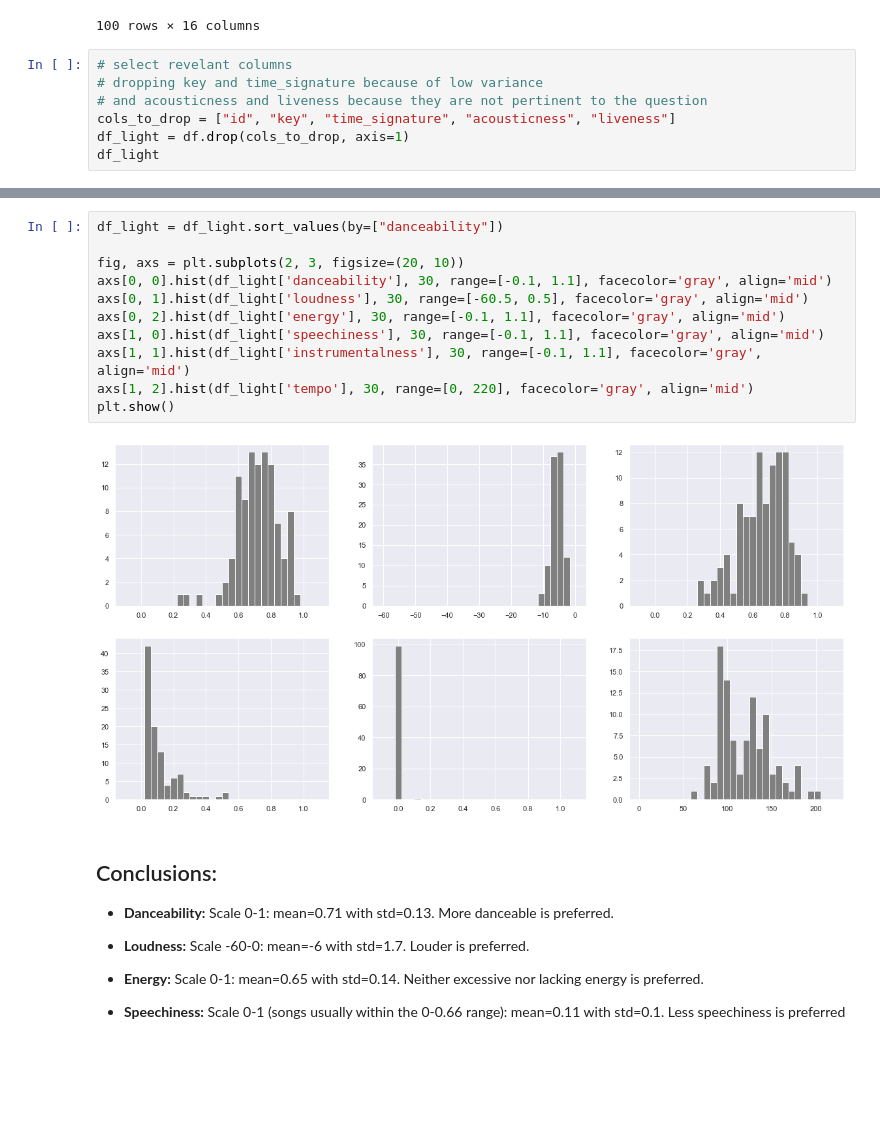
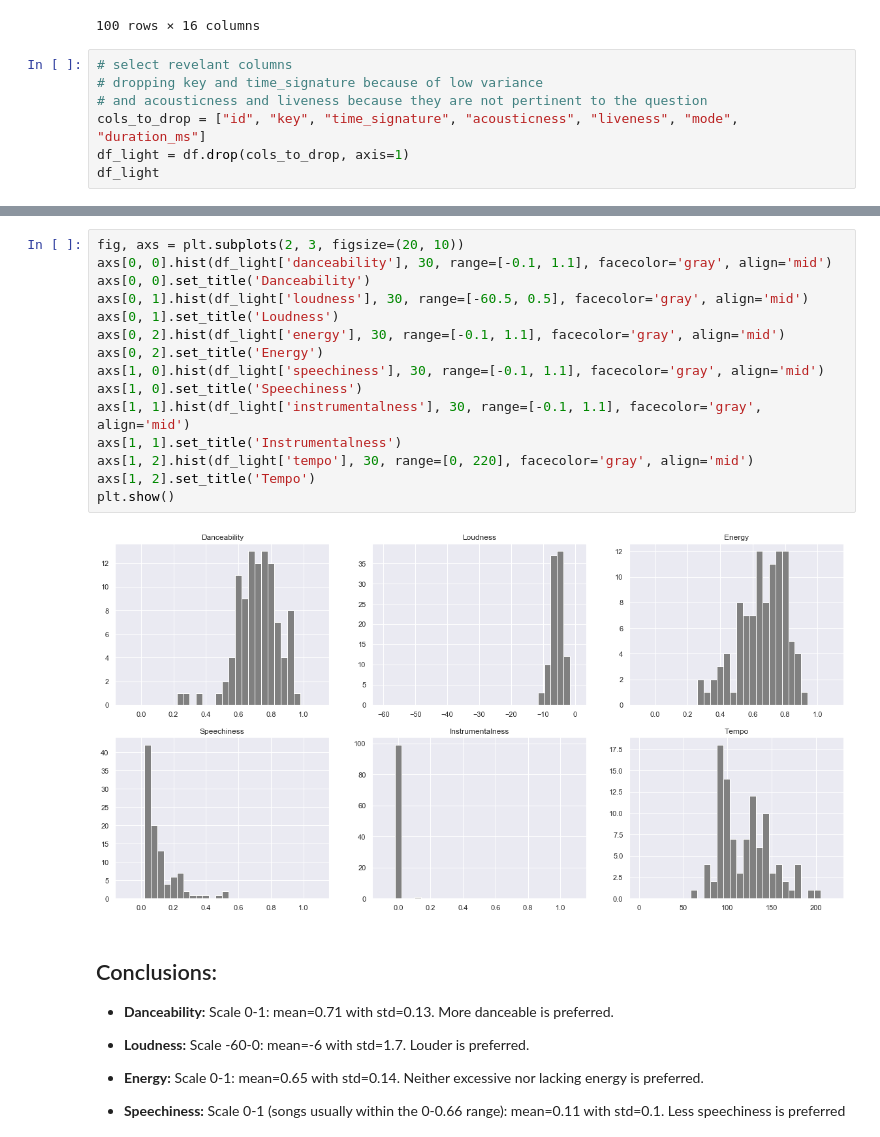
Before and after one commit to lukessmalley/Project-Week-3-Data-Thieves, a Jupyter notebook: your-project/question3.ipynb, the cells around one changed output, grey strips where cells are left out. Saved outputs shown, nothing was run; the diff lists cells and outputs as text; blank space fills up the shorter version.

```diff
--- a/your-project/question3.ipynb
+++ b/your-project/question3.ipynb
@@ -31,7 +31,7 @@ df
 # select revelant columns
 # dropping key and time_signature because of low variance
 # and acousticness and liveness because they are not pertinent to the question
-cols_to_drop = ["id", "key", "time_signature", "acousticness", "liveness"]
+cols_to_drop = ["id", "key", "time_signature", "acousticness", "liveness", "mode", "duration_ms"]
 df_light = df.drop(cols_to_drop, axis=1)
 df_light
 # %% [output]
@@ -64,18 +66,22 @@ stats
 | tempo | 100.0 | 119.904180 | 28.795984 | 64.9340 | 95.73075 | 120.11600 | 140.022750 | 198.075 |
 | duration_ms | 100.0 | 205206.780000 | 40007.893404 | 95467.0000 | 184680.00000 | 205047.50000 | 221493.250000 | 417920.000 |
 # %%
-df_light = df_light.sort_values(by=["danceability"])
-
 fig, axs = plt.subplots(2, 3, figsize=(20, 10))
 axs[0, 0].hist(df_light['danceability'], 30, range=[-0.1, 1.1], facecolor='gray', align='mid')
+axs[0, 0].set_title('Danceability')
 axs[0, 1].hist(df_light['loudness'], 30, range=[-60.5, 0.5], facecolor='gray', align='mid')
+axs[0, 1].set_title('Loudness')
 axs[0, 2].hist(df_light['energy'], 30, range=[-0.1, 1.1], facecolor='gray', align='mid')
+axs[0, 2].set_title('Energy')
 axs[1, 0].hist(df_light['speechiness'], 30, range=[-0.1, 1.1], facecolor='gray', align='mid')
+axs[1, 0].set_title('Speechiness')
 axs[1, 1].hist(df_light['instrumentalness'], 30, range=[-0.1, 1.1], facecolor='gray', align='mid')
+axs[1, 1].set_title('Instrumentalness')
 axs[1, 2].hist(df_light['tempo'], 30, range=[0, 220], facecolor='gray', align='mid')
+axs[1, 2].set_title('Tempo')
 plt.show()
 # %% [output]
-[figure, old version]
+[figure, new version]
 # %% [markdown]
 ## Conclusions:
 
```
Also changed, not shown: parts of 11 cells of this notebook, 10 other files.
